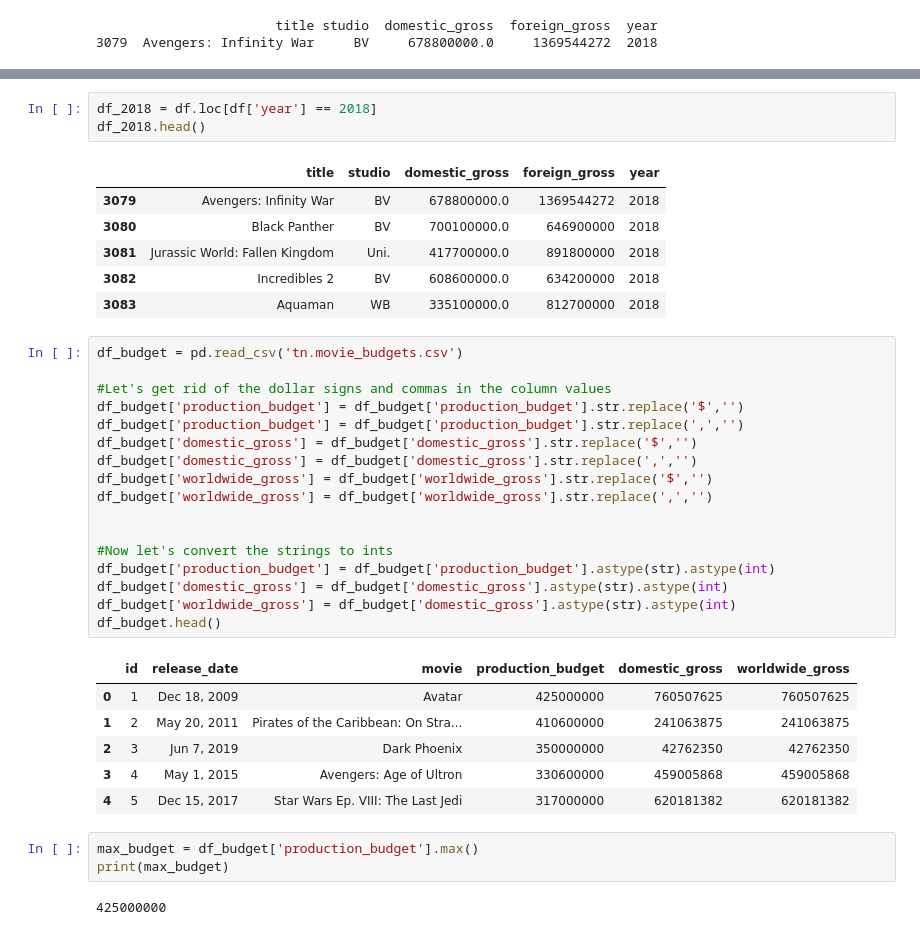
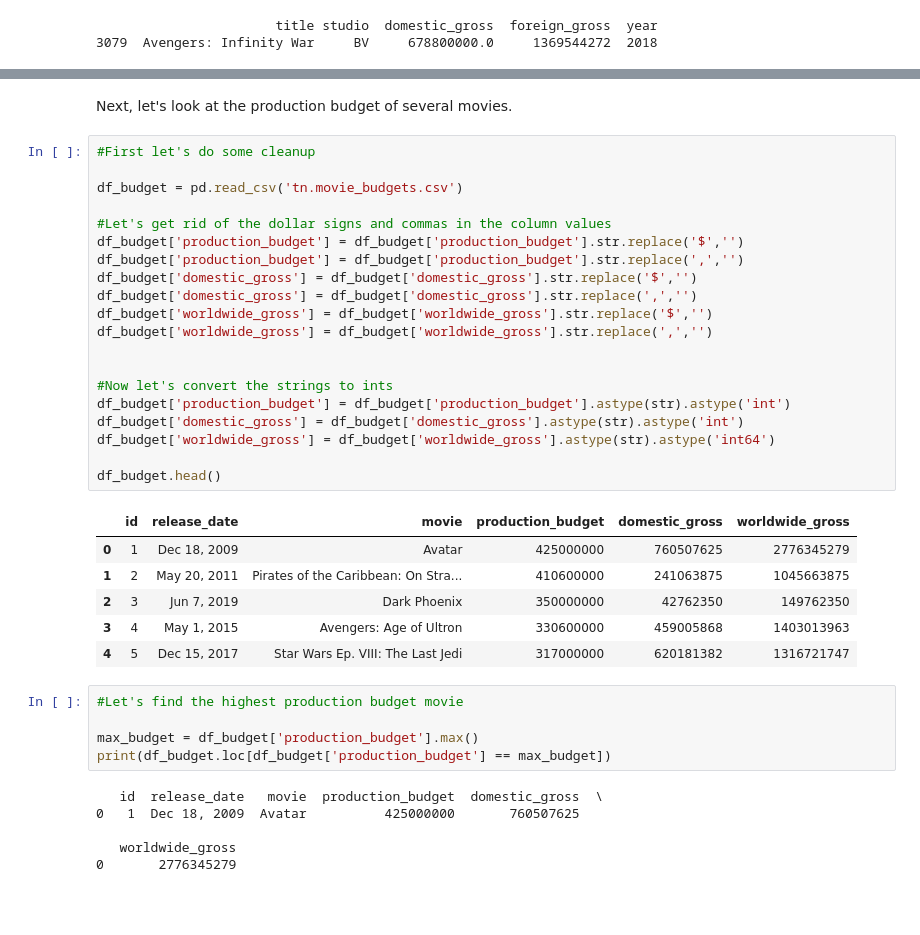
Before and after one commit to aharri123/dsc-phase-1-project-v2-4, a Jupyter notebook: student.ipynb, the cells around one changed output, grey strips where cells are left out. Saved outputs shown, nothing was run; the diff lists cells and outputs as text; blank space fills up the shorter version.

```diff
--- a/student.ipynb
+++ b/student.ipynb
@@ -167,39 +86,40 @@ df_2017.head()
-# %%
-df_2018 = df.loc[df['year'] == 2018]
-df_2018.head()
-# %% [output]
-|  | title | studio | domestic_gross | foreign_gross | year |
-| 3079 | Avengers: Infinity War | BV | 678800000.0 | 1369544272 | 2018 |
-| 3080 | Black Panther | BV | 700100000.0 | 646900000 | 2018 |
-| 3081 | Jurassic World: Fallen Kingdom | Uni. | 417700000.0 | 891800000 | 2018 |
-| 3082 | Incredibles 2 | BV | 608600000.0 | 634200000 | 2018 |
-| 3083 | Aquaman | WB | 335100000.0 | 812700000 | 2018 |
+# %% [markdown]
+Next, let's look at the production budget of several movies.
 # %%
+#First let's do some cleanup
+
 df_budget = pd.read_csv('tn.movie_budgets.csv')
 
 #Let's get rid of the dollar signs and commas in the column values
 df_budget['production_budget'] = df_budget['production_budget'].str.replace('$','')
 df_budget['production_budget'] = df_budget['production_budget'].str.replace(',','')
 df_budget['domestic_gross'] = df_budget['domestic_gross'].str.replace('$','')
 df_budget['domestic_gross'] = df_budget['domestic_gross'].str.replace(',','')
 df_budget['worldwide_gross'] = df_budget['worldwide_gross'].str.replace('$','')
 df_budget['worldwide_gross'] = df_budget['worldwide_gross'].str.replace(',','')
 
 
 #Now let's convert the strings to ints
-df_budget['production_budget'] = df_budget['production_budget'].astype(str).astype(int)
-df_budget['domestic_gross'] = df_budget['domestic_gross'].astype(str).astype(int)
-df_budget['worldwide_gross'] = df_budget['domestic_gross'].astype(str).astype(int)
+df_budget['production_budget'] = df_budget['production_budget'].astype(str).astype('int')
+df_budget['domestic_gross'] = df_budget['domestic_gross'].astype(str).astype('int')
+df_budget['worldwide_gross'] = df_budget['worldwide_gross'].astype(str).astype('int64')
+
 df_budget.head()
 # %% [output]
 |  | id | release_date | movie | production_budget | domestic_gross | worldwide_gross |
-| 0 | 1 | Dec 18, 2009 | Avatar | 425000000 | 760507625 | 760507625 |
-| 1 | 2 | May 20, 2011 | Pirates of the Caribbean: On Stra... | 410600000 | 241063875 | 241063875 |
-| 2 | 3 | Jun 7, 2019 | Dark Phoenix | 350000000 | 42762350 | 42762350 |
-| 3 | 4 | May 1, 2015 | Avengers: Age of Ultron | 330600000 | 459005868 | 459005868 |
-| 4 | 5 | Dec 15, 2017 | Star Wars Ep. VIII: The Last Jedi | 317000000 | 620181382 | 620181382 |
+| 0 | 1 | Dec 18, 2009 | Avatar | 425000000 | 760507625 | 2776345279 |
+| 1 | 2 | May 20, 2011 | Pirates of the Caribbean: On Stra... | 410600000 | 241063875 | 1045663875 |
+| 2 | 3 | Jun 7, 2019 | Dark Phoenix | 350000000 | 42762350 | 149762350 |
+| 3 | 4 | May 1, 2015 | Avengers: Age of Ultron | 330600000 | 459005868 | 1403013963 |
+| 4 | 5 | Dec 15, 2017 | Star Wars Ep. VIII: The Last Jedi | 317000000 | 620181382 | 1316721747 |
-# %%
-max_budget = df_budget['production_budget'].max()
-print(max_budget)
-# %% [output]
-425000000
+# %%
+#Let's find the highest production budget movie
+
+max_budget = df_budget['production_budget'].max()
+print(df_budget.loc[df_budget['production_budget'] == max_budget])
+# %% [output]
+   id  release_date   movie  production_budget  domestic_gross  \
+0   1  Dec 18, 2009  Avatar          425000000       760507625
+
+   worldwide_gross
+0       2776345279
```
Also changed, not shown: parts of 15 cells of this notebook.
